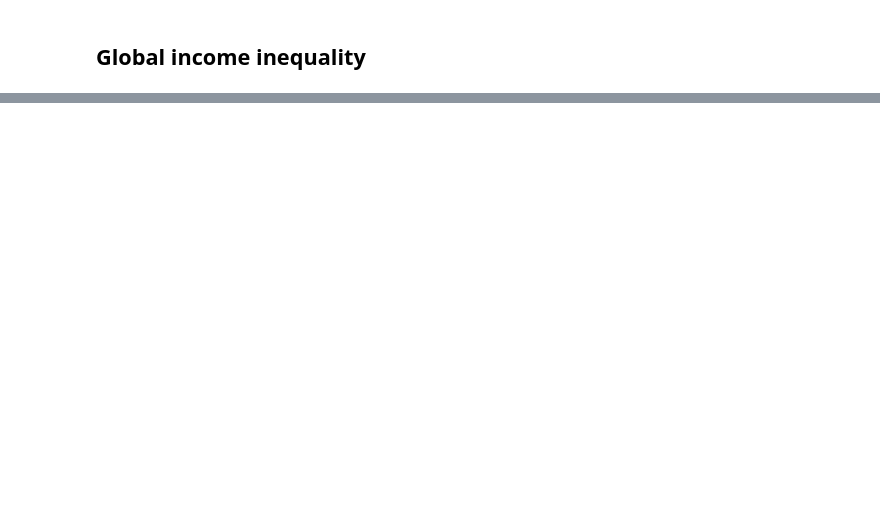
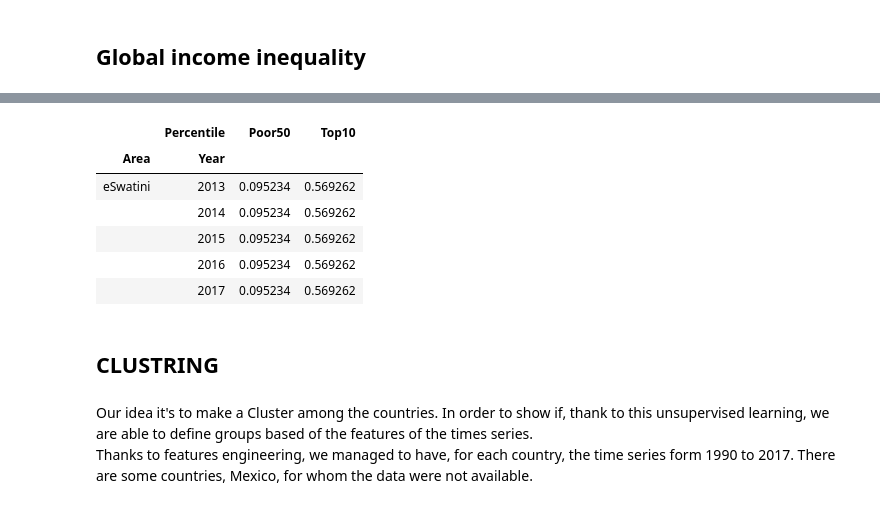
Before and after one commit to GabboM/ADA_Project, a Jupyter notebook: GlobalInequality.ipynb, the cells around one changed output, grey strips where cells are left out. Drawn from its saved outputs; the diff is of its cells as text; code cells hidden in the pictures; blank space fills up the shorter version.

```diff
--- a/GlobalInequality.ipynb
+++ b/GlobalInequality.ipynb
@@ -102,0 +109,19 @@ Length: 104, dtype: int64
+# %%
+# select Poor50 and Top1
+inequality = inequality[['Poor50','Top10']]
+# %%
+inequality.tail()
+# %% [output]
+|  | Percentile | Poor50 | Top10 |
+| Area | Year |  |  |
+| eSwatini | 2013 | 0.095234 | 0.569262 |
+|  | 2014 | 0.095234 | 0.569262 |
+|  | 2015 | 0.095234 | 0.569262 |
+|  | 2016 | 0.095234 | 0.569262 |
+|  | 2017 | 0.095234 | 0.569262 |
+# %% [markdown]
+## CLUSTRING
+# %% [markdown]
+Our idea it's to make a Cluster among the countries. In order to show if, thank to this unsupervised learning, we are able to define groups based of the features of the times series.
+<br>
+Thanks to features engineering, we managed to have, for each country, the time series form 1990 to 2017. There are some countries, Mexico, for whom the data were not available.
```
Also changed, not shown: parts of 39 cells of this notebook.
